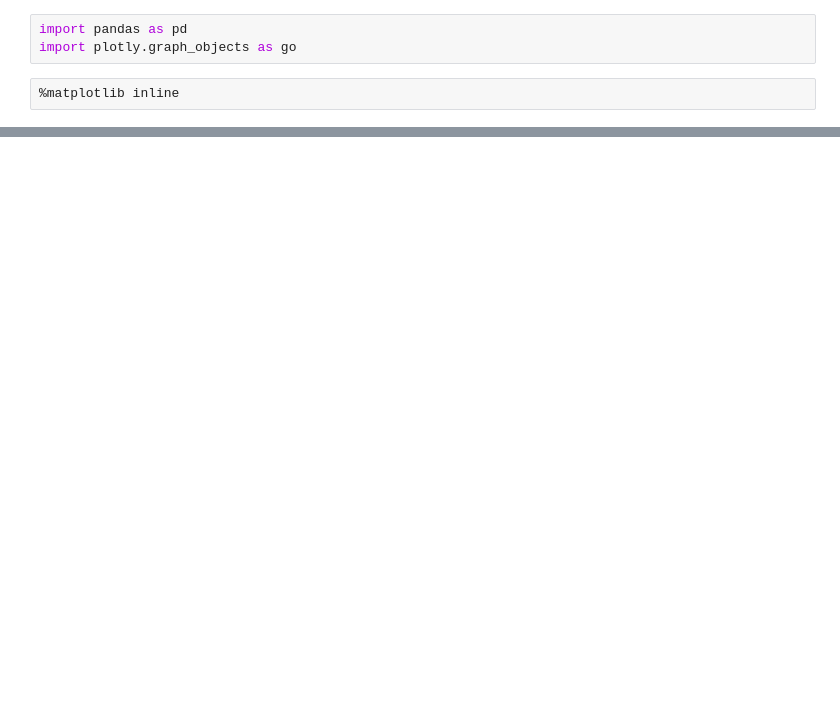
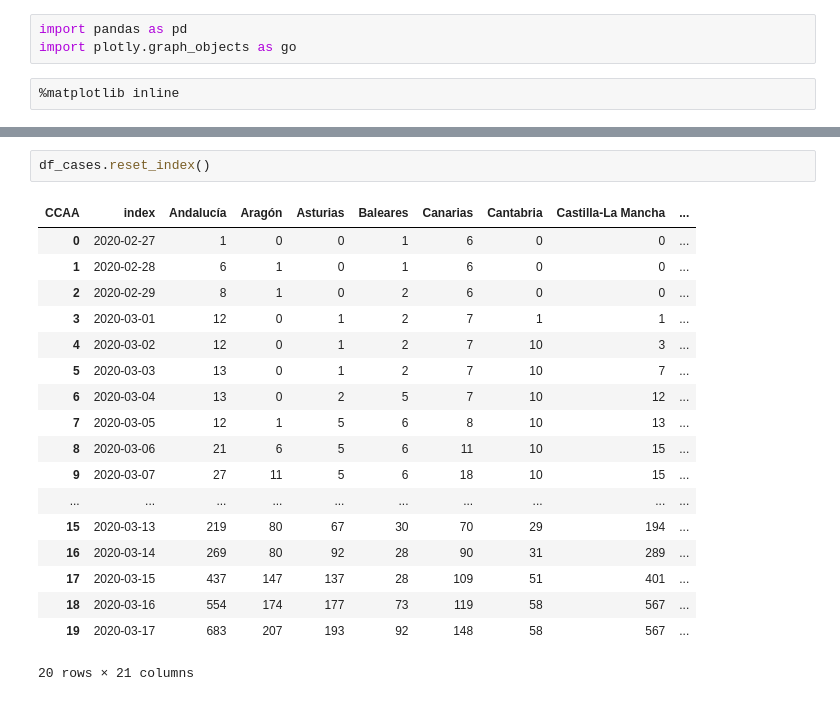
Before and after one commit to ddelizia/covid-19, a Jupyter notebook: study.ipynb, the cells around one changed output, grey strips where cells are left out. Cells and saved outputs as stored; diff of their text form; blank space fills up the shorter version.

```diff
--- a/study.ipynb
+++ b/study.ipynb
@@ -105,0 +143,21 @@ fig_hist.show()
+# %%
+df_cases.reset_index()
+# %% [output]
+| CCAA | index | Andalucía | Aragón | Asturias | Baleares | Canarias | Cantabria | Castilla-La Mancha | ... |
+| 0 | 2020-02-27 | 1 | 0 | 0 | 1 | 6 | 0 | 0 | ... |
+| 1 | 2020-02-28 | 6 | 1 | 0 | 1 | 6 | 0 | 0 | ... |
+| 2 | 2020-02-29 | 8 | 1 | 0 | 2 | 6 | 0 | 0 | ... |
+| 3 | 2020-03-01 | 12 | 0 | 1 | 2 | 7 | 1 | 1 | ... |
+| 4 | 2020-03-02 | 12 | 0 | 1 | 2 | 7 | 10 | 3 | ... |
+| 5 | 2020-03-03 | 13 | 0 | 1 | 2 | 7 | 10 | 7 | ... |
+| 6 | 2020-03-04 | 13 | 0 | 2 | 5 | 7 | 10 | 12 | ... |
+| 7 | 2020-03-05 | 12 | 1 | 5 | 6 | 8 | 10 | 13 | ... |
+| 8 | 2020-03-06 | 21 | 6 | 5 | 6 | 11 | 10 | 15 | ... |
+| 9 | 2020-03-07 | 27 | 11 | 5 | 6 | 18 | 10 | 15 | ... |
+| ... | ... | ... | ... | ... | ... | ... | ... | ... | ... |
+| 15 | 2020-03-13 | 219 | 80 | 67 | 30 | 70 | 29 | 194 | ... |
+| 16 | 2020-03-14 | 269 | 80 | 92 | 28 | 90 | 31 | 289 | ... |
+| 17 | 2020-03-15 | 437 | 147 | 137 | 28 | 109 | 51 | 401 | ... |
+| 18 | 2020-03-16 | 554 | 174 | 177 | 73 | 119 | 58 | 567 | ... |
+| 19 | 2020-03-17 | 683 | 207 | 193 | 92 | 148 | 58 | 567 | ... |
+20 rows × 21 columns
```
Also changed, not shown: parts of 10 cells of this notebook, 6 other files.
